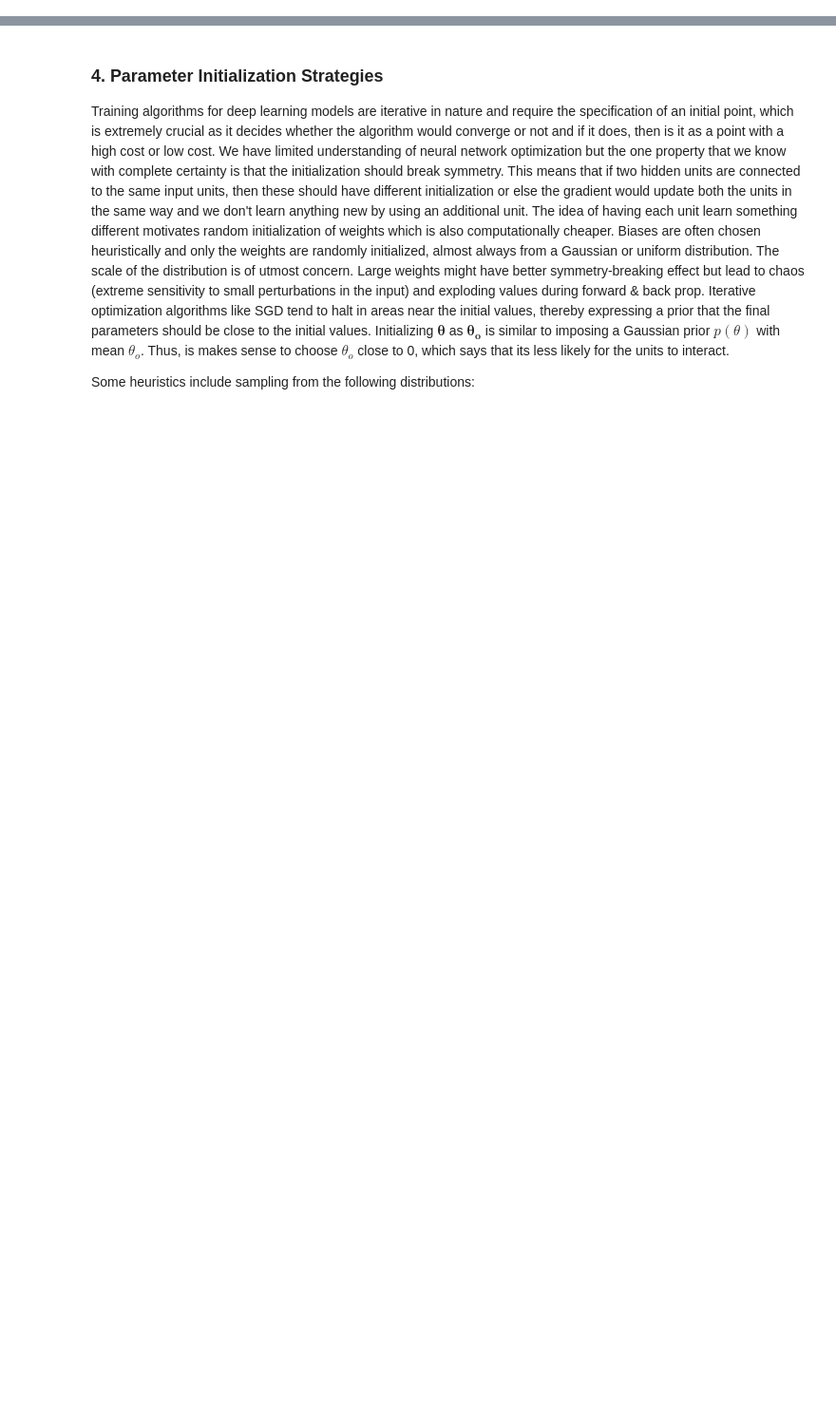
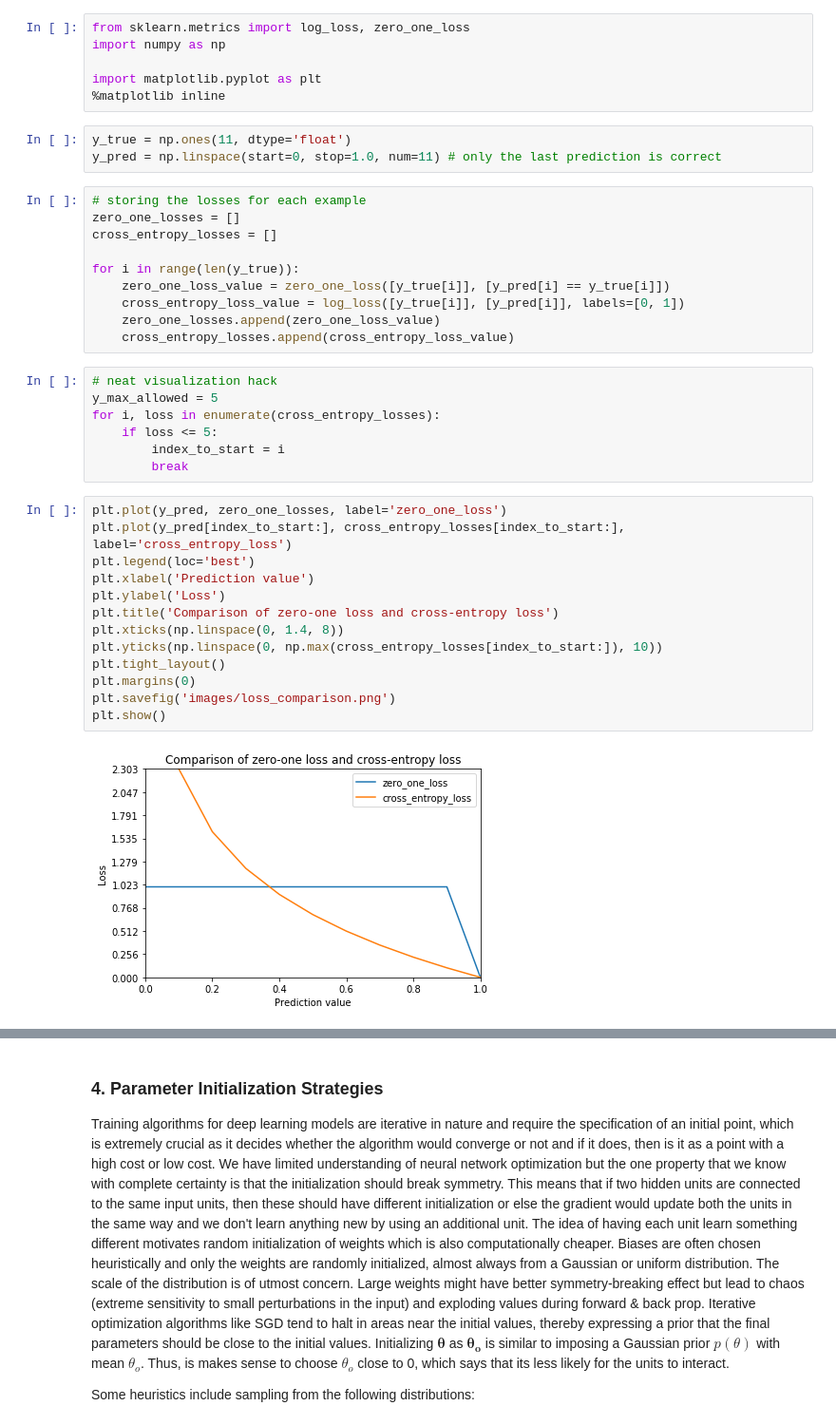
Before and after one commit to dalmia/Deep-Learning-Book-Chapter-Summaries, a Jupyter notebook: Chapter 8 - Optimization for Training Deep Models.ipynb, the cells around one changed output, grey strips where cells are left out. Shown at 95% size. Cells and saved outputs as stored; diff of their text form; blank space fills up the shorter version.

Commit message:
NEW: added code for loss comparison

```diff
--- a/Chapter 8 - Optimization for Training Deep Models.ipynb
+++ b/Chapter 8 - Optimization for Training Deep Models.ipynb
@@ -41,0 +32,41 @@ The chapter is organized as follows:
+# %%
+from sklearn.metrics import log_loss, zero_one_loss
+import numpy as np
+
+import matplotlib.pyplot as plt
+%matplotlib inline
+# %%
+y_true = np.ones(11, dtype='float')
+y_pred = np.linspace(start=0, stop=1.0, num=11) # only the last prediction is correct
+# %%
+# storing the losses for each example
+zero_one_losses = []
+cross_entropy_losses = []
+
+for i in range(len(y_true)):
+    zero_one_loss_value = zero_one_loss([y_true[i]], [y_pred[i] == y_true[i]])
+    cross_entropy_loss_value = log_loss([y_true[i]], [y_pred[i]], labels=[0, 1])
+    zero_one_losses.append(zero_one_loss_value)
+    cross_entropy_losses.append(cross_entropy_loss_value)
+# %%
+# neat visualization hack
+y_max_allowed = 5
+for i, loss in enumerate(cross_entropy_losses):
+    if loss <= 5:
+        index_to_start = i
+        break
+# %%
+plt.plot(y_pred, zero_one_losses, label='zero_one_loss')
+plt.plot(y_pred[index_to_start:], cross_entropy_losses[index_to_start:], label='cross_entropy_loss')
+plt.legend(loc='best')
+plt.xlabel('Prediction value')
+plt.ylabel('Loss')
+plt.title('Comparison of zero-one loss and cross-entropy loss')
+plt.xticks(np.linspace(0, 1.4, 8))
+plt.yticks(np.linspace(0, np.max(cross_entropy_losses[index_to_start:]), 10))
+plt.tight_layout()
+plt.margins(0)
+plt.savefig('images/loss_comparison.png')
+plt.show()
+# %% [output]
+[figure, added]
```
Also changed, not shown: parts of 3 cells of this notebook, 1 other file.
